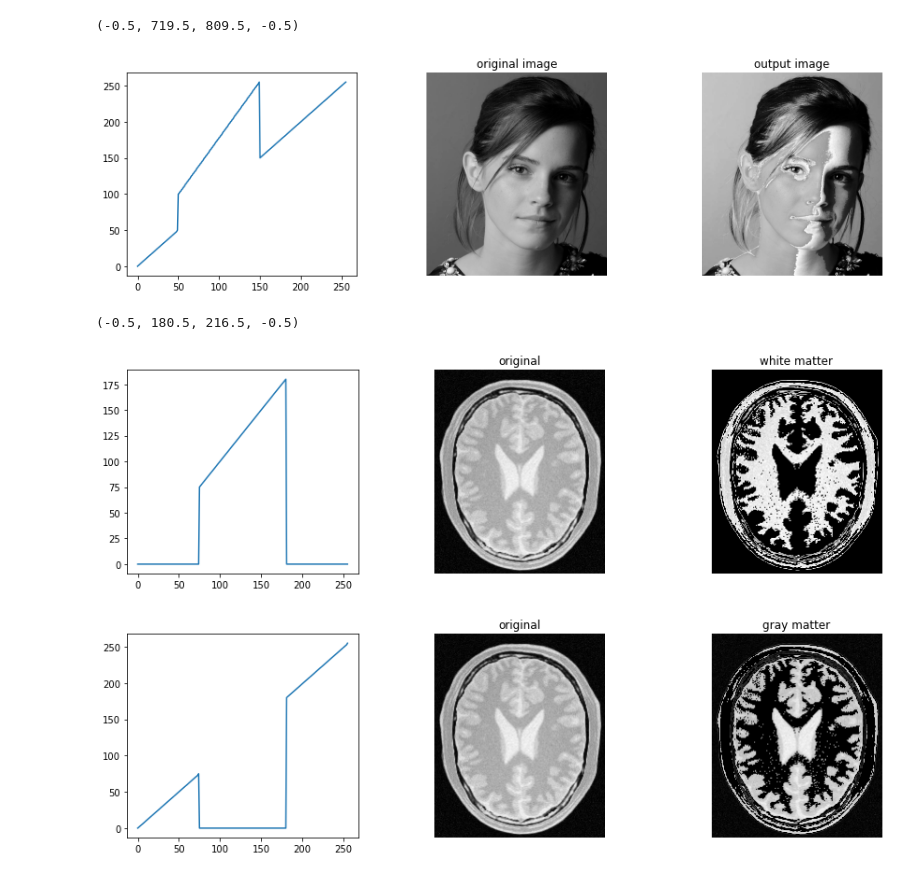
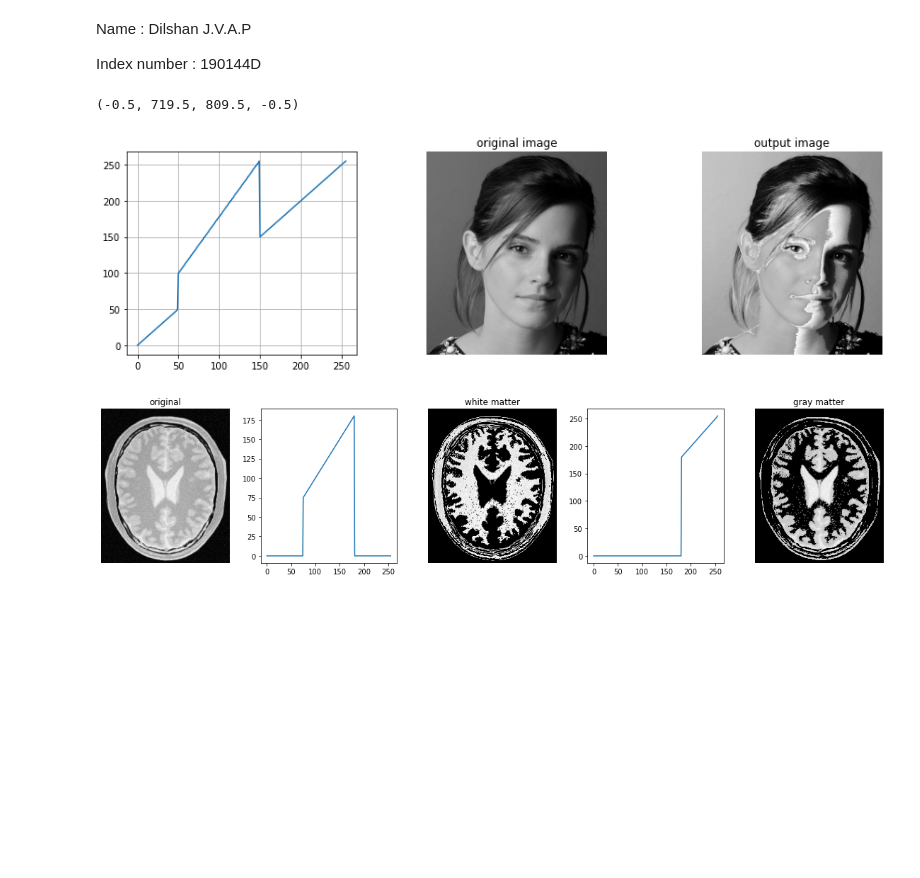
Before and after one commit to pramodj196/EN2550-Fundamentals-of-Image-Processing-and-Machine-Vision, a Jupyter notebook: Assignment 1/Assignemnt_1.ipynb, the cells around one changed output. Saved outputs shown, nothing was run; the diff lists cells and outputs as text; code cells hidden in the pictures; blank space fills up the shorter version.

```diff
--- a/Assignment 1/Assignemnt_1.ipynb
+++ b/Assignment 1/Assignemnt_1.ipynb
@@ -1,3 +1,7 @@
+# %% [markdown]
+Name : Dilshan J.V.A.P
+
+Index number : 190144D
 # %%
 import numpy as np
 import cv2 as cv
@@ -15,6 +19,7 @@ g= cv.LUT(im,t)
 
 fig,ax = plt.subplots(1,3,figsize=(15,4))
 ax[0].plot(t)
+ax[0].grid()
 ax[1].imshow(im,'gray')
 ax[1].set_title(r'original image')
 ax[1].axis('off')
@@ -23,48 +28,41 @@ ax[2].set_title(r'output image')
 ax[2].axis('off')
 # %% [output]
 (-0.5, 719.5, 809.5, -0.5)
-[figure, old version]
+[figure, new version]
 # %%
 #(2)
 im2=cv.imread(r'brain_proton_density_slice.png',cv.IMREAD_GRAYSCALE)
 
 #(a) white matter
 t1= np.linspace (0,0,75)
 t2= np.linspace (75,180,106)
 t3= np.linspace (0,0,75)
 white_t= np.concatenate((t1,t2,t3), axis =0).astype(np.uint8)
-assert len(t) ==256
+assert len(white_t) ==256
 g1= cv.LUT(im2,white_t)
 
-fig,ax = plt.subplots(1,3,figsize=(15,4))
-ax[0].plot(white_t)
-ax[1].imshow(im2,'gray')
-ax[1].set_title(r'original')
-ax[1].axis('off')
-ax[2].imshow(g1,'gray')
-ax[2].set_title(r'white matter')
-ax[2].axis('off')
-
 #(b) gray matter
-t4= np.linspace (0,75,75)
+t4=np.linspace (0,0,75)
 t5= np.linspace (0,0,106)
 t6= np.linspace (180,255,75)
 gray_t= np.concatenate((t4,t5,t6), axis =0).astype(np.uint8)
-assert len(t) ==256
+assert len(gray_t) ==256
 g2= cv.LUT(im2,gray_t)
 
-fig,ax = plt.subplots(1,3,figsize=(15,4))
-ax[0].plot(gray_t)
-ax[1].imshow(im2,'gray')
-ax[1].set_title(r'original')
-ax[1].axis('off')
-ax[2].imshow(g2,'gray')
-ax[2].set_title(r'gray matter')
-ax[2].axis('off')
+fig,ax = plt.subplots(1,5,figsize=(20,4))
+ax[0].imshow(im2,'gray')
+ax[0].set_title(r'original')
+ax[1].plot(white_t)
+ax[2].imshow(g1,'gray')
+ax[2].set_title(r'white matter')
+ax[3].plot(gray_t)
+ax[4].imshow(g2,'gray')
+ax[4].set_title(r'gray matter')
+
+for  i in range(0,5,2):
+    ax[i].axis('off')
 # %% [output]
-(-0.5, 180.5, 216.5, -0.5)
-[figure, old version]
+[figure, new version]
-[figure, removed]
 # %%
 #(3)
 im3 = cv.imread(r'highlights_and_shadows.jpg')
```
Also changed, not shown: parts of 5 cells of this notebook, 5 other files.
